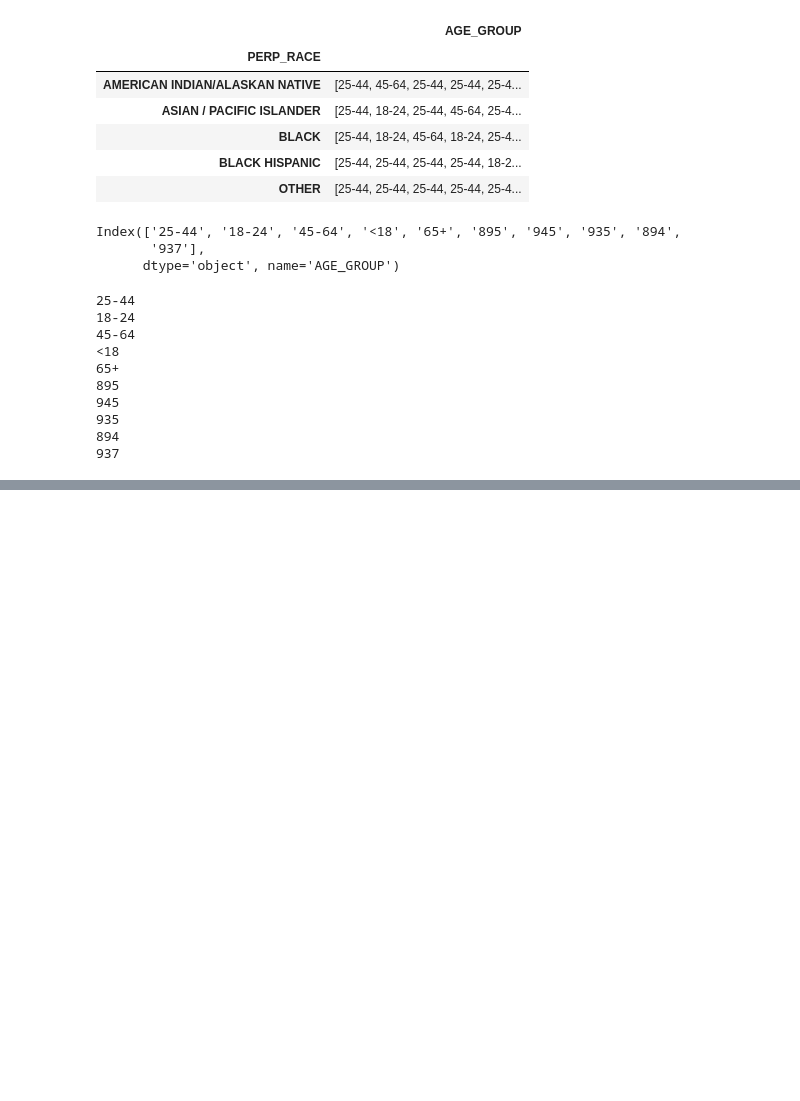
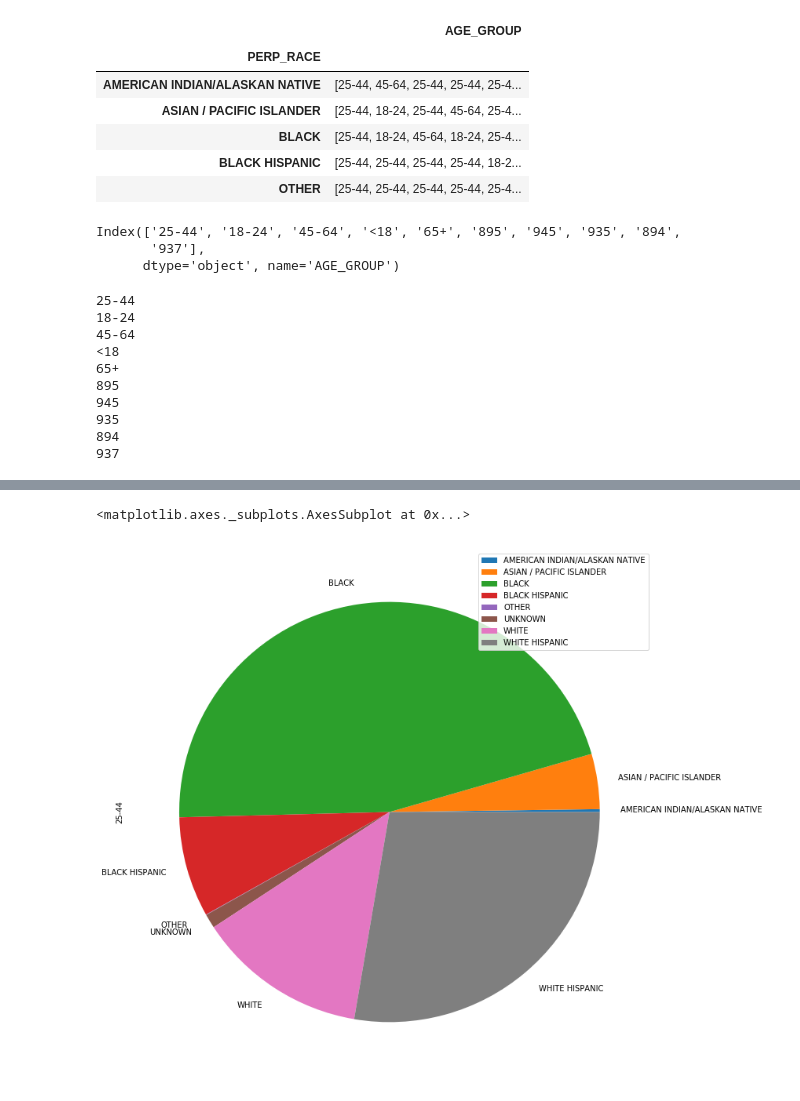
Before and after one commit to bhparijat/NYPD-crime-analysis, a Jupyter notebook: generate_summary.ipynb, the cells around one changed output, grey strips where cells are left out. Cells and saved outputs as stored; diff of their text form; code cells hidden in the pictures; blank space fills up the shorter version.

```diff
--- a/generate_summary.ipynb
+++ b/generate_summary.ipynb
@@ -476,4 +476,4 @@ groupby_race.head()
 | BLACK HISPANIC | [25-44, 25-44, 25-44, 25-44, 18-2... | 169686 | 116185 | 56214 | 39198 | 2423 | 1 | 0 | 0 | 0 | 1 |
 | OTHER | [25-44, 25-44, 25-44, 25-44, 25-4... | 678 | 361 | 200 | 115 | 9 | 0 | 0 | 0 | 0 | 0 |
 # %%
-groupby_race.drop
+groupby_race = groupby_race.drop(columns=['AGE_GROUP'])
@@ -479,0 +496,2 @@ groupby_race.drop
+# %%
+groupby_race = groupby_race.drop(columns=['895','945','935','894','937'])
@@ -479,0 +512,5 @@ groupby_race.drop
+# %%
+groupby_race.plot.pie(y = '25-44',figsize=(12,15))
+# %% [output]
+<matplotlib.axes._subplots.AxesSubplot at 0x...>
+[figure, added]
```
Also changed, not shown: parts of 9 cells of this notebook.
